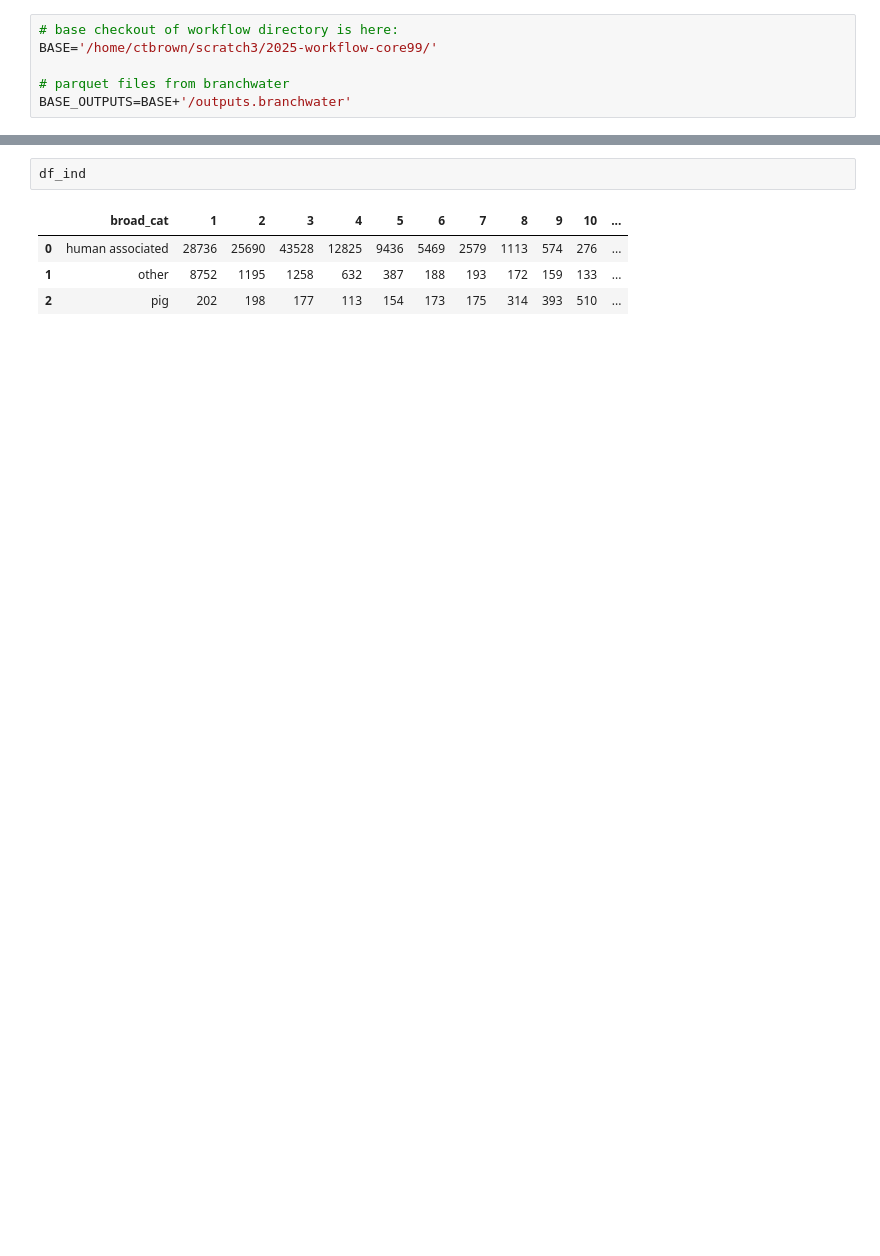
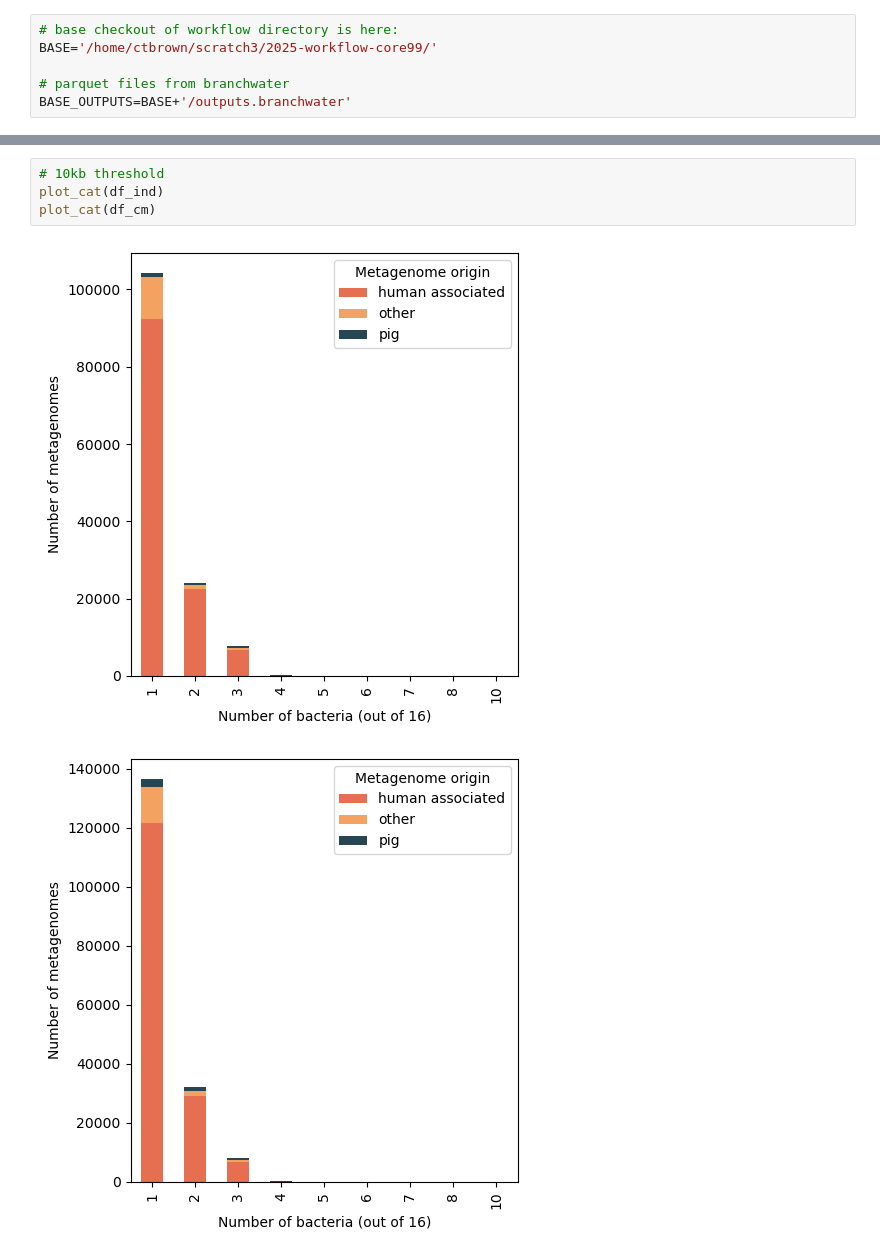
Before and after one commit to AnneliektH/2025-pig-corespp, a Jupyter notebook: workflow/notebooks/251207_branchwater.ipynb, the cells around one changed output, grey strips where cells are left out. Cells and saved outputs as stored; diff of their text form; blank space fills up the shorter version.

Commit message:
kmer table

```diff
--- a/workflow/notebooks/251207_branchwater.ipynb
+++ b/workflow/notebooks/251207_branchwater.ipynb
@@ -216,10 +153,10 @@ plot_cat(df_cm)
-# %%
-df_ind
-# %% [output]
-|  | broad_cat | 1 | 2 | 3 | 4 | 5 | 6 | 7 | 8 | 9 | 10 | ... |
-| 0 | human associated | 28736 | 25690 | 43528 | 12825 | 9436 | 5469 | 2579 | 1113 | 574 | 276 | ... |
-| 1 | other | 8752 | 1195 | 1258 | 632 | 387 | 188 | 193 | 172 | 159 | 133 | ... |
-| 2 | pig | 202 | 198 | 177 | 113 | 154 | 173 | 175 | 314 | 393 | 510 | ... |
+# %%
+# 10kb threshold
+plot_cat(df_ind)
+plot_cat(df_cm)
+# %% [output]
+[figure, added]
+[figure, added]
 # %%
 # Plot in percentages
 # this is skewed. at 16 spp there are only 33 entries
```
Also changed, not shown: parts of 32 cells of this notebook, 2 other files.
